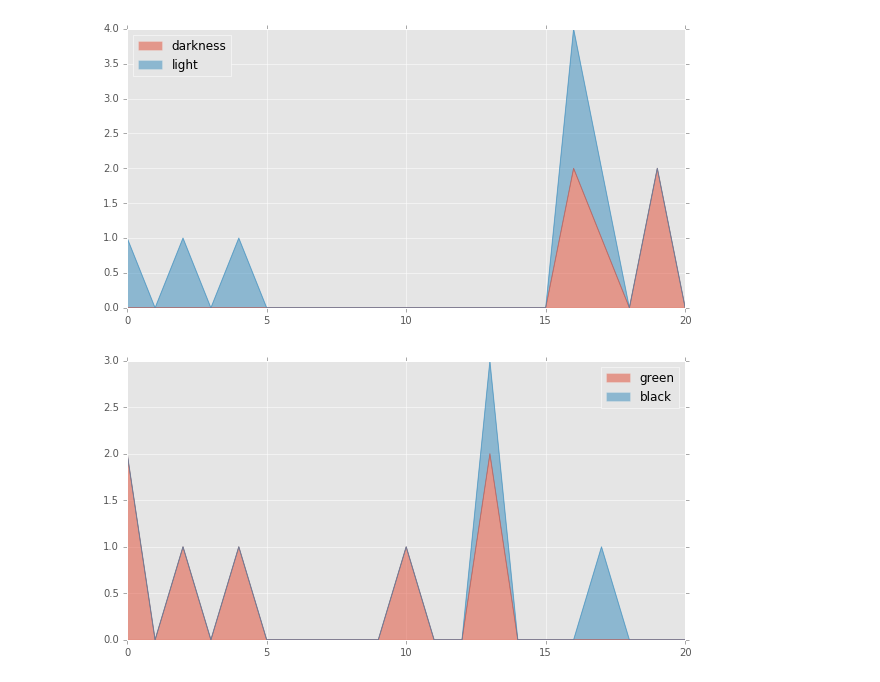
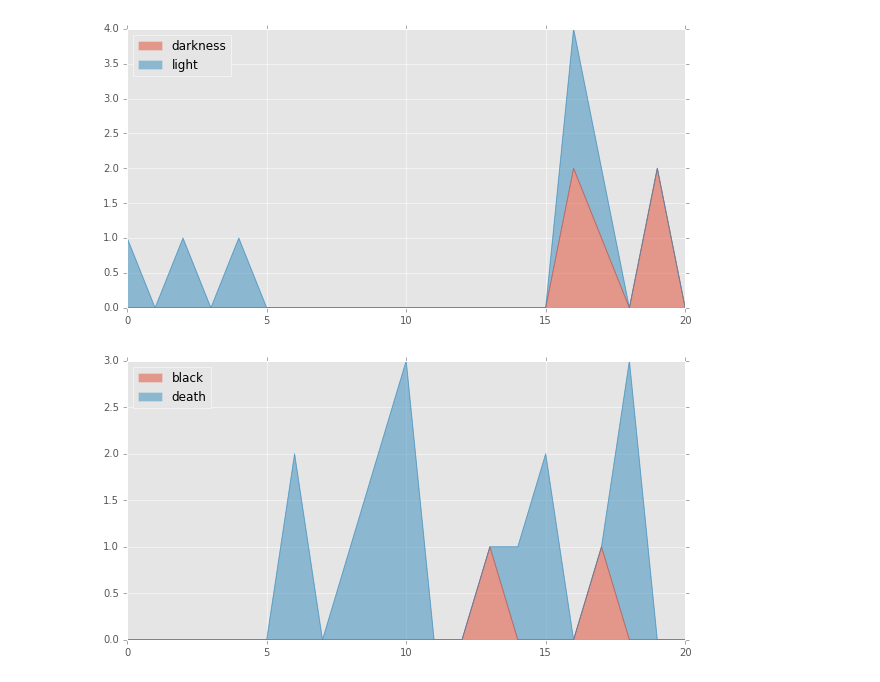
Before and after one commit to JonathanReeve/corpus-mansfield-garden-party-TEI, a Jupyter notebook: garden-party-tag-stats.ipynb, the cells around one changed output. Saved outputs shown, nothing was run; the diff lists cells and outputs as text; code cells hidden in the pictures.

```diff
--- a/garden-party-tag-stats.ipynb
+++ b/garden-party-tag-stats.ipynb
@@ -115,7 +98,7 @@ mostFrequentTags.plot(kind='bar', figsize=(12,5))
 # %% [markdown]
 Group lexia by 10s, so the data are more meaningful than ones and zeroes.
 # %%
-def chunkdf(df, chunksize=10):
+def chunkdf(df, chunkSize=10):
     groups = df.groupby(lambda x: floor(x/chunkSize)).sum()
     return groups
 groups = chunkdf(df)
@@ -156,6 +145,6 @@ plotTags(['darkness', 'light'])
 # %% [output]
 [figure]
 # %%
-plotTags(['green', 'black'])
+plotTags(['black', 'death'])
 # %% [output]
-[figure, old version]
+[figure, new version]
```
Also changed, not shown: parts of 6 cells of this notebook.
